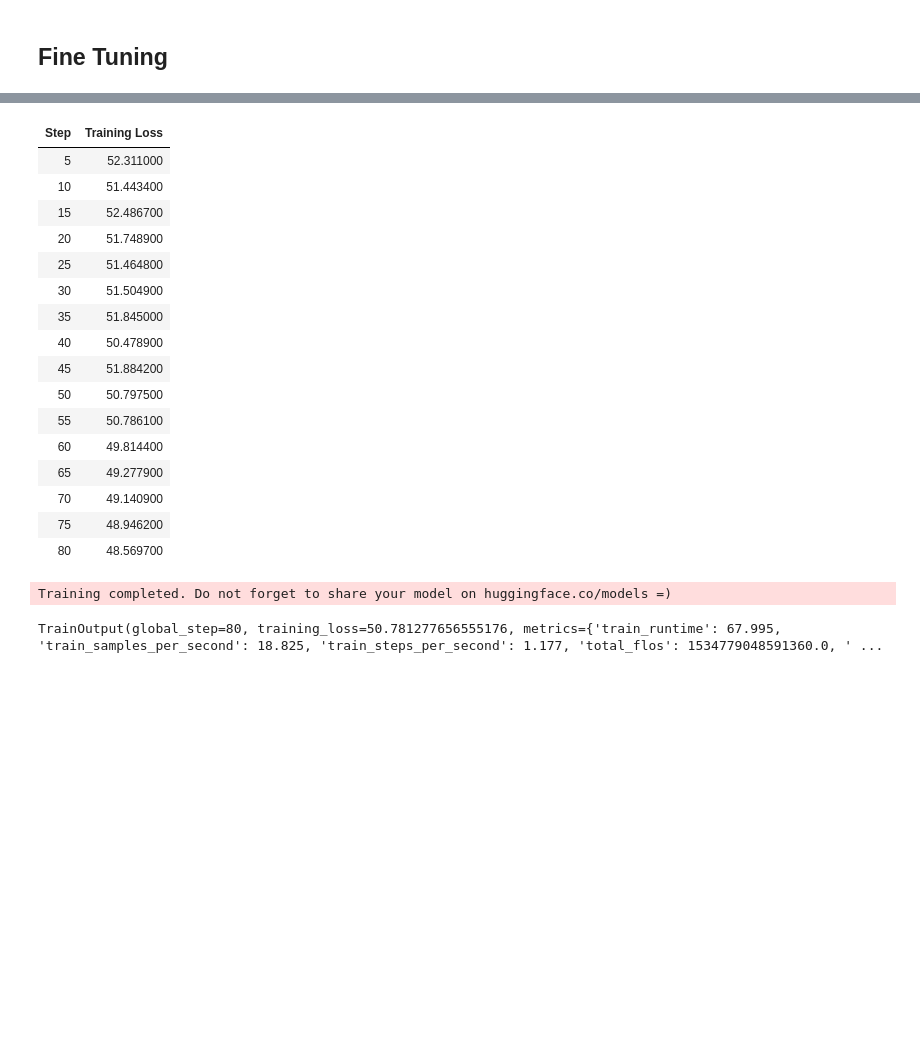
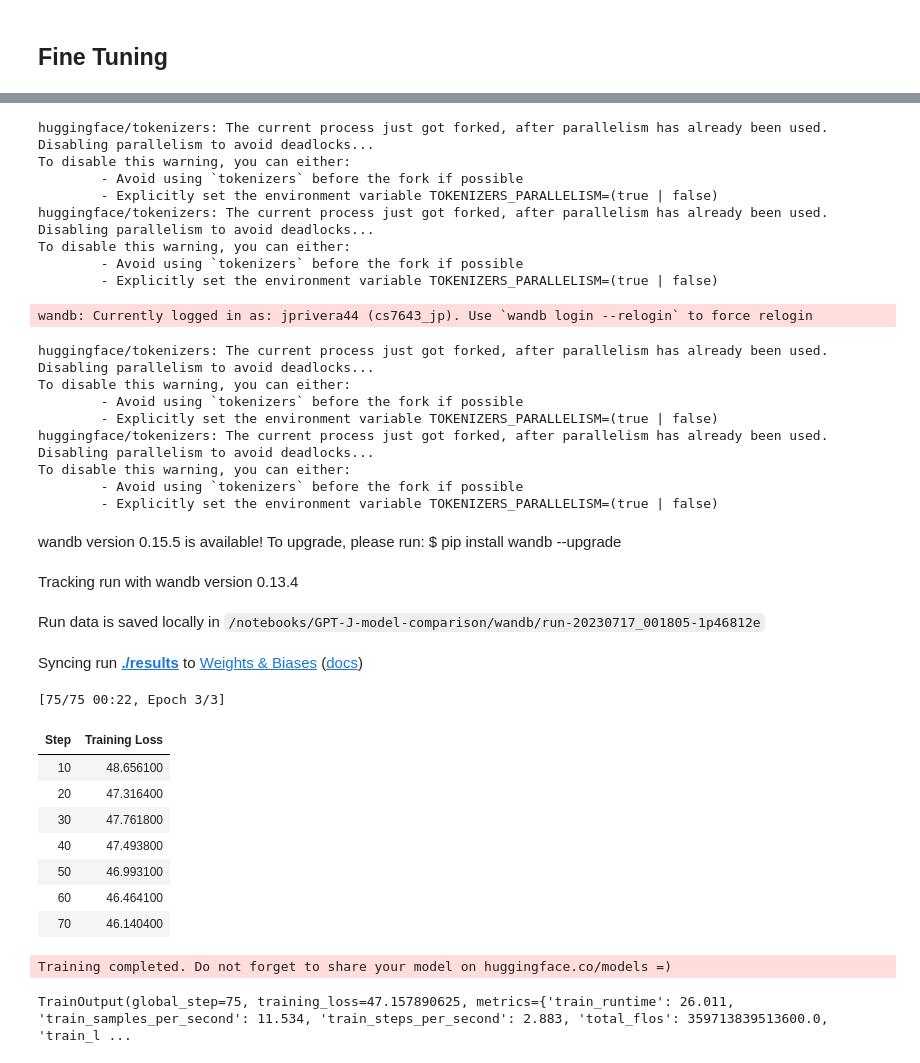
Before and after one commit to jprivera44/Mt5-fine-tuning-with-GPU-analysis, a Jupyter notebook: Fine-tune-Pytorch-Mt5.ipynb, the cells around one changed output, grey strips where cells are left out. Saved outputs shown, nothing was run; the diff lists cells and outputs as text; code cells hidden in the pictures; blank space fills up the shorter version.

Commit message:
adding in working version of fine tune with Nvidia nsys

```diff
--- a/Fine-tune-Pytorch-Mt5.ipynb
+++ b/Fine-tune-Pytorch-Mt5.ipynb
@@ -59,8 +58,8 @@ def prep_data(train_subset):
 
 
         #ANSWERS
-        answers = a_value['text']
-        answers_tokens = tokenizer(a_value['text'], truncation=True, padding='max_length', max_length=128)
+        answers = a_value['text'][0]
+        answers_tokens = tokenizer(answers, truncation=True, padding='max_length', max_length=128)
         answers_ids.append(answers_tokens.input_ids)
 
 
@@ -102,14 +83,13 @@ Model config MT5Config {
 # %%
-
-
+import torch
 # Start with a subset of your data for testing
-train_subset = dataset['train'][:1000]  # Adjust this as needed
+train_subset = dataset['train'][:100]  # Adjust this as needed
 
 model_train_data = prep_data(train_subset)
 
 
 # Start with a subset of your data for testing
-val_subset = dataset['validation'][:100]  # Adjust this as needed
+val_subset = dataset['validation'][:10]  # Adjust this as needed
 
 model_val_data = prep_data(val_subset)
 # %% [markdown]
@@ -149,13 +157,13 @@ model = MT5ForConditionalGeneration.from_pretrained("google/mt5-base")
 # Initialize the training arguments
 training_args = TrainingArguments(
     output_dir="./results",          # output directory
-    num_train_epochs=20,              # total number of training epochs
-    per_device_train_batch_size=16,  # batch size per device during training
-    per_device_eval_batch_size=64,   # batch size for evaluation
+    num_train_epochs=3,              # total number of training epochs
+    per_device_train_batch_size=4,  # batch size per device during training
+    per_device_eval_batch_size=10,   # batch size for evaluation
     warmup_steps=500,                # number of warmup steps for learning rate scheduler
     weight_decay=0.01,               # strength of weight decay
     logging_dir='./logs',            # directory for storing logs
-    logging_steps=5,
+    logging_steps=10,
 )
 
 # Define the compute metrics function
@@ -168,8 +176,8 @@ def compute_metrics(eval_pred):
 trainer = Trainer(
     model=model,                         # the instantiated 🤗 Transformers model to be trained
     args=training_args,                  # training arguments, defined above
-    train_dataset=train_data,            # training dataset
-    eval_dataset=validation_data,         # evaluation dataset
+    train_dataset=model_train_data,            # training dataset
+    eval_dataset=model_val_data,         # evaluation dataset
     compute_metrics=compute_metrics,     # the callback that computes metrics of interest
 )
 
@@ -197,19 +203,32 @@ Automatic Weights & Biases logging enabled, to disable set os.environ["WANDB_DIS
-| Step | Training Loss |
-| 5 | 52.311000 |
-| 10 | 51.443400 |
-| 15 | 52.486700 |
-| 20 | 51.748900 |
-| 25 | 51.464800 |
-| 30 | 51.504900 |
-| 35 | 51.845000 |
-| 40 | 50.478900 |
-| 45 | 51.884200 |
-| 50 | 50.797500 |
-| 55 | 50.786100 |
-| 60 | 49.814400 |
-| 65 | 49.277900 |
-| 70 | 49.140900 |
-| 75 | 48.946200 |
-| 80 | 48.569700 |
-Training completed. Do not forget to share your model on huggingface.co/models =)
+huggingface/tokenizers: The current process just got forked, after parallelism has already been used. Disabling parallelism to avoid deadlocks...
+To disable this warning, you can either:
+        - Avoid using `tokenizers` before the fork if possible
+        - Explicitly set the environment variable TOKENIZERS_PARALLELISM=(true | false)
+huggingface/tokenizers: The current process just got forked, after parallelism has already been used. Disabling parallelism to avoid deadlocks...
+To disable this warning, you can either:
+        - Avoid using `tokenizers` before the fork if possible
+        - Explicitly set the environment variable TOKENIZERS_PARALLELISM=(true | false)
-TrainOutput(global_step=80, training_loss=50.781277656555176, metrics={'train_runtime': 67.995, 'train_samples_per_second': 18.825, 'train_steps_per_second': 1.177, 'total_flos': 1534779048591360.0, ' ...
+wandb: Currently logged in as: jprivera44 (cs7643_jp). Use `wandb login --relogin` to force relogin
+huggingface/tokenizers: The current process just got forked, after parallelism has already been used. Disabling parallelism to avoid deadlocks...
+To disable this warning, you can either:
+        - Avoid using `tokenizers` before the fork if possible
+        - Explicitly set the environment variable TOKENIZERS_PARALLELISM=(true | false)
+huggingface/tokenizers: The current process just got forked, after parallelism has already been used. Disabling parallelism to avoid deadlocks...
+To disable this warning, you can either:
+        - Avoid using `tokenizers` before the fork if possible
+        - Explicitly set the environment variable TOKENIZERS_PARALLELISM=(true | false)
+wandb version 0.15.5 is available! To upgrade, please run: $ pip install wandb --upgrade
+Tracking run with wandb version 0.13.4
+Run data is saved locally in /notebooks/GPT-J-model-comparison/wandb/run-20230717_001805-1p46812e
+Syncing run ./results to Weights & Biases (docs)
+[75/75 00:22, Epoch 3/3]
+| Step | Training Loss |
+| 10 | 48.656100 |
+| 20 | 47.316400 |
+| 30 | 47.761800 |
+| 40 | 47.493800 |
+| 50 | 46.993100 |
+| 60 | 46.464100 |
+| 70 | 46.140400 |
+Training completed. Do not forget to share your model on huggingface.co/models =)
+TrainOutput(global_step=75, training_loss=47.157890625, metrics={'train_runtime': 26.011, 'train_samples_per_second': 11.534, 'train_steps_per_second': 2.883, 'total_flos': 359713839513600.0, 'train_l ...
```
Also changed, not shown: parts of 12 cells of this notebook, 1 other file.
